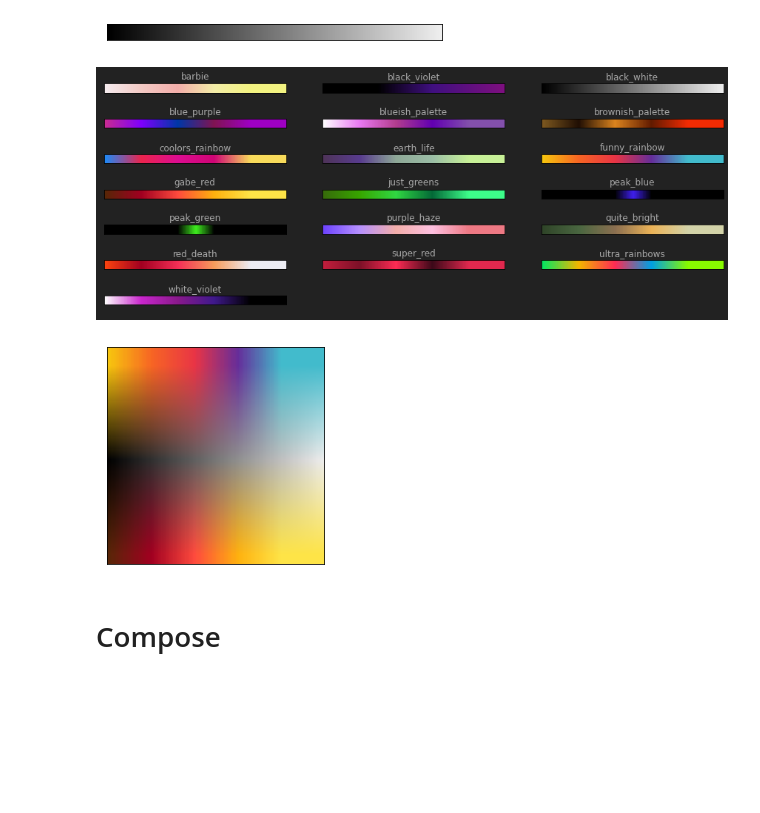
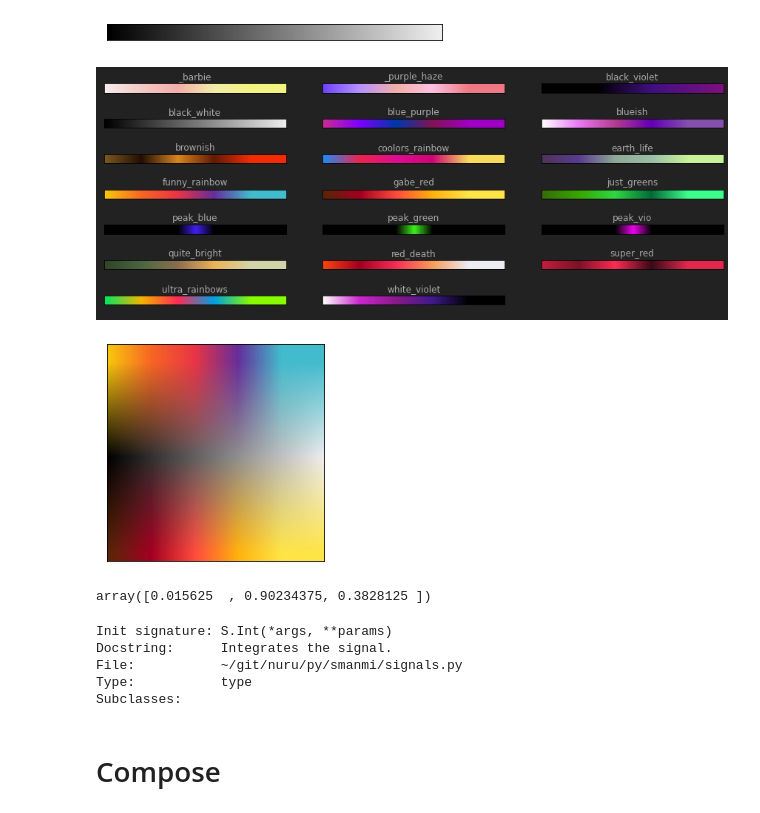
Before and after one commit to nuru-nu/moyo, a Jupyter notebook: notebooks/animations.ipynb, the cells around one changed output. Cells and saved outputs as stored; diff of their text form; code cells hidden in the pictures; blank space fills up the shorter version.

```diff
--- a/notebooks/animations.ipynb
+++ b/notebooks/animations.ipynb
@@ -41,7 +63,7 @@ Effect = E.Effect
 # Palettes
 # %%
 def plot_palette(p, w=200, h=10, ax=None, title=None, title_col='#aaa'):
-    cp = C.Palette(colors=p)
+    cp = P.Palette(colors=p)
     if ax is None:
         plt.figure()
         ax = plt.gca()
@@ -94,32 +116,45 @@ for i, name in enumerate(sorted(palettes)):
 for i in range(len(palettes), cols * rows):
     axs[i // cols][i % cols].axis('off')
 # %% [output]
-[figure, old version]
+[figure, new version]
 # %%
-ip = C.InterpolPalette(L.Named('ipv'), [
+ip = P.InterpolPalette(L.Named('ipv'), [
     (-1, P.gabe_red),
     (0, P.black_white),
     (1, P.funny_rainbow),
 ])
 
 # O(n^2) !!
 def plot_interpol_palette(ip, ipv_name, vmin, vmax, w=200, h=200, ax=None, title=None):
     if ax is None:
         plt.figure()
         ax = plt.gca()
     ax.imshow(np.array([
         [ip(value=value, **{ipv_name: valence}) for value in np.linspace(0, 1, w)]
         # vmin bottom
         for valence in np.linspace(vmax, vmin, h)
     ]))
     ax.set_xticks([])
     ax.set_yticks([])
     if title is not None:
         ax.set_title(title)
 
 plot_interpol_palette(ip, 'ipv', -1.1, 1.2)
 # %% [output]
-[figure, old version]
+[figure, new version]
+# %%
+p = P.Palette(palettes['ultra_rainbows'])
+p(value=0)
+# %% [output]
+array([0.015625  , 0.90234375, 0.3828125 ])
+# %%
+S.Const(1) | S.Int(mod=1)
+# %% [output]
+Init signature: S.Int(*args, **params)
+Docstring:      Integrates the signal.
+File:           ~/git/nuru/py/smanmi/signals.py
+Type:           type
+Subclasses:
 # %% [markdown]
 # Compose
 # %%
```
Also changed, not shown: parts of 27 cells of this notebook, 5 other files.
